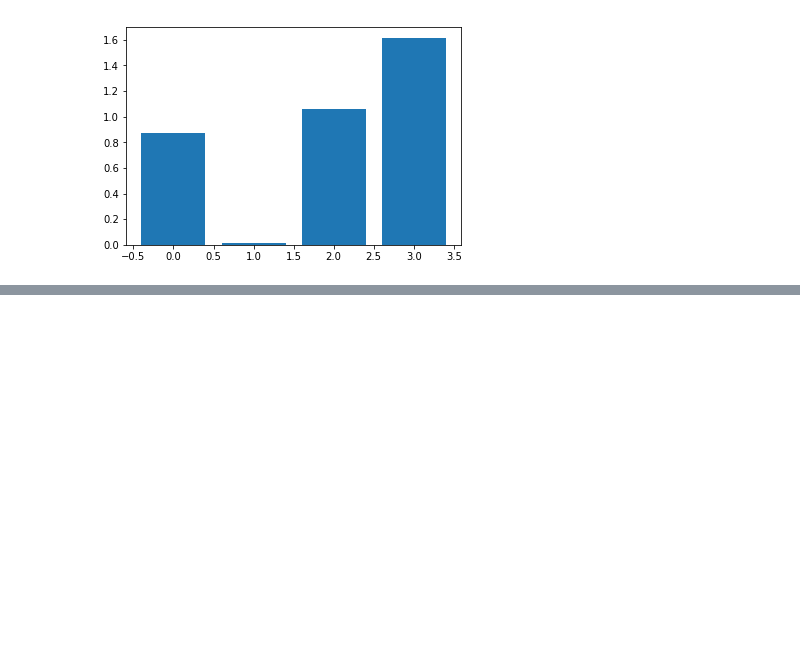
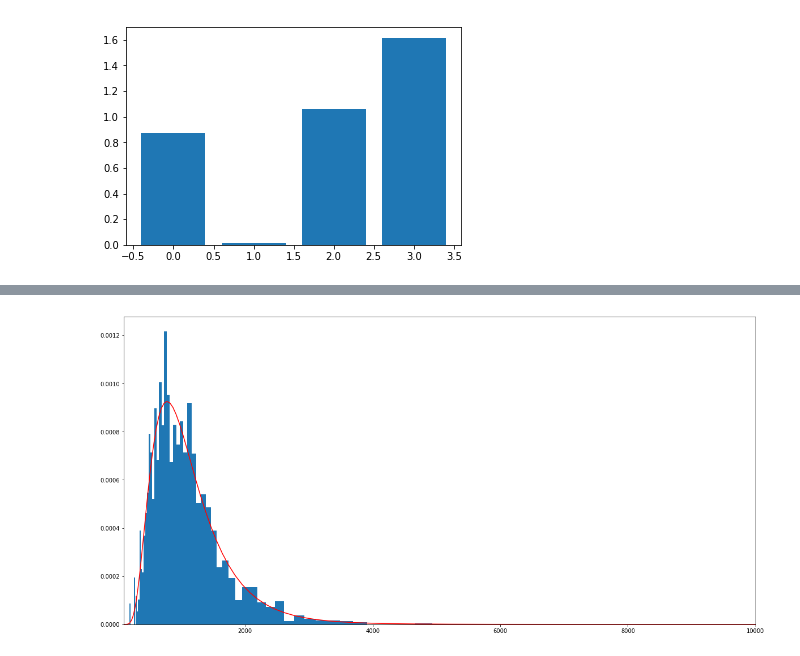
Before and after one commit to ZaneMuir/Lime, a Jupyter notebook: demo/demo_data_distribution.ipynb, the cells around one changed output, grey strips where cells are left out. Cells and saved outputs as stored; diff of their text form; code cells hidden in the pictures; blank space fills up the shorter version.

```diff
--- a/demo/demo_data_distribution.ipynb
+++ b/demo/demo_data_distribution.ipynb
@@ -149,0 +243,26 @@ plt.close()
+# %%
+import numpy as np
+import matplotlib.pyplot as plt
+from scipy.stats import lognorm
+
+np.random.seed(42)
+
+data = lognorm.rvs(s=0.5, loc=1, scale=1000, size=1000)
+
+# plot histogram in log space
+plt.figure(figsize=(20,10))
+ax = plt.subplot(111)
+ax.hist(data, bins=np.logspace(0,5,200),normed=1)
+#ax.set_xscale("log")
+plt.xlim(100,10000)
+
+shape,loc,scale = lognorm.fit(data)
+
+x = np.logspace(0, 5, 200)
+pdf = lognorm.pdf(x, shape, loc, scale)
+
+ax.plot(x, pdf, 'r')
+
+plt.show()
+# %% [output]
+[figure, added]
```
Also changed, not shown: parts of 18 cells of this notebook, 2 other files.
